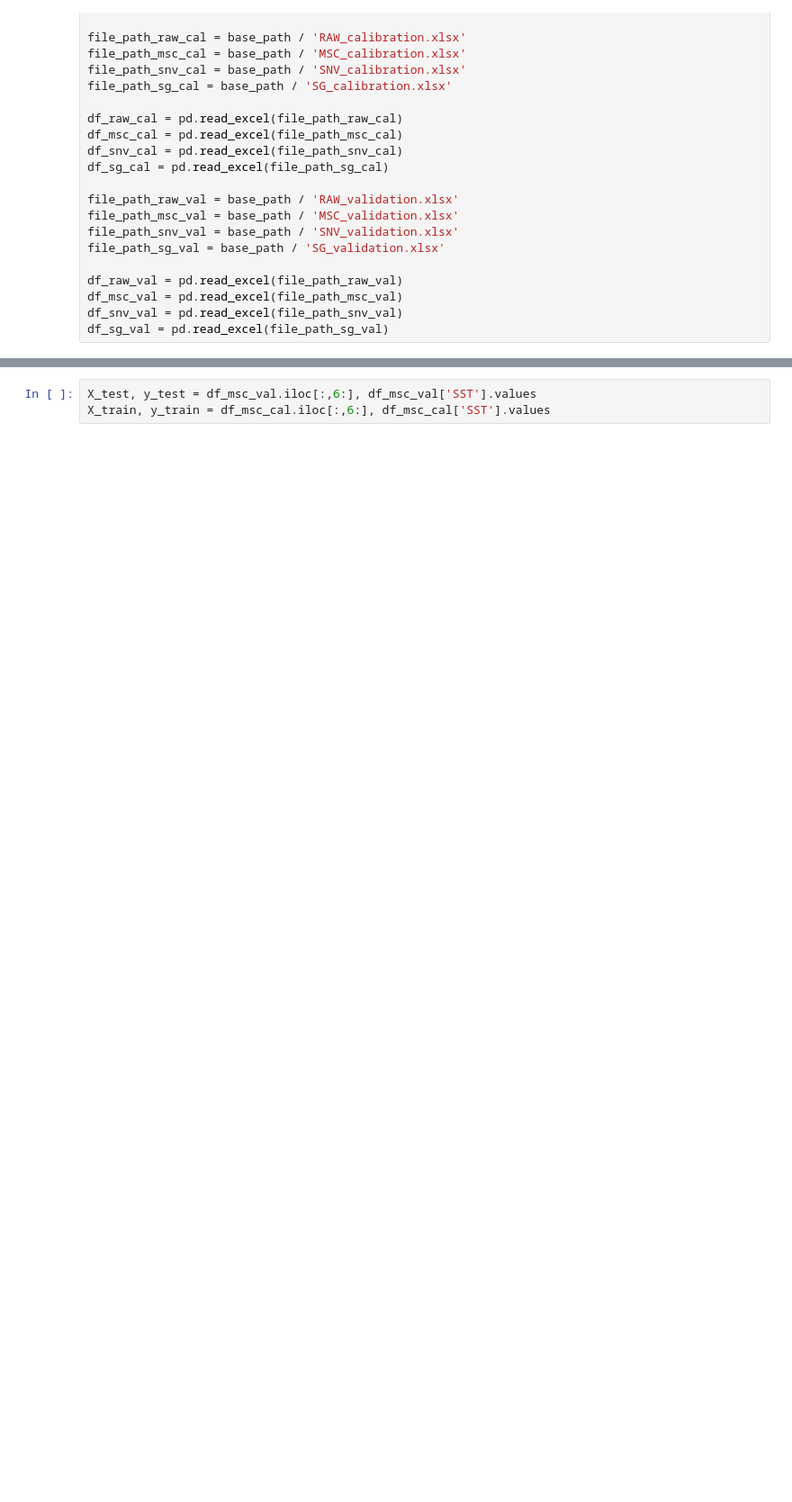
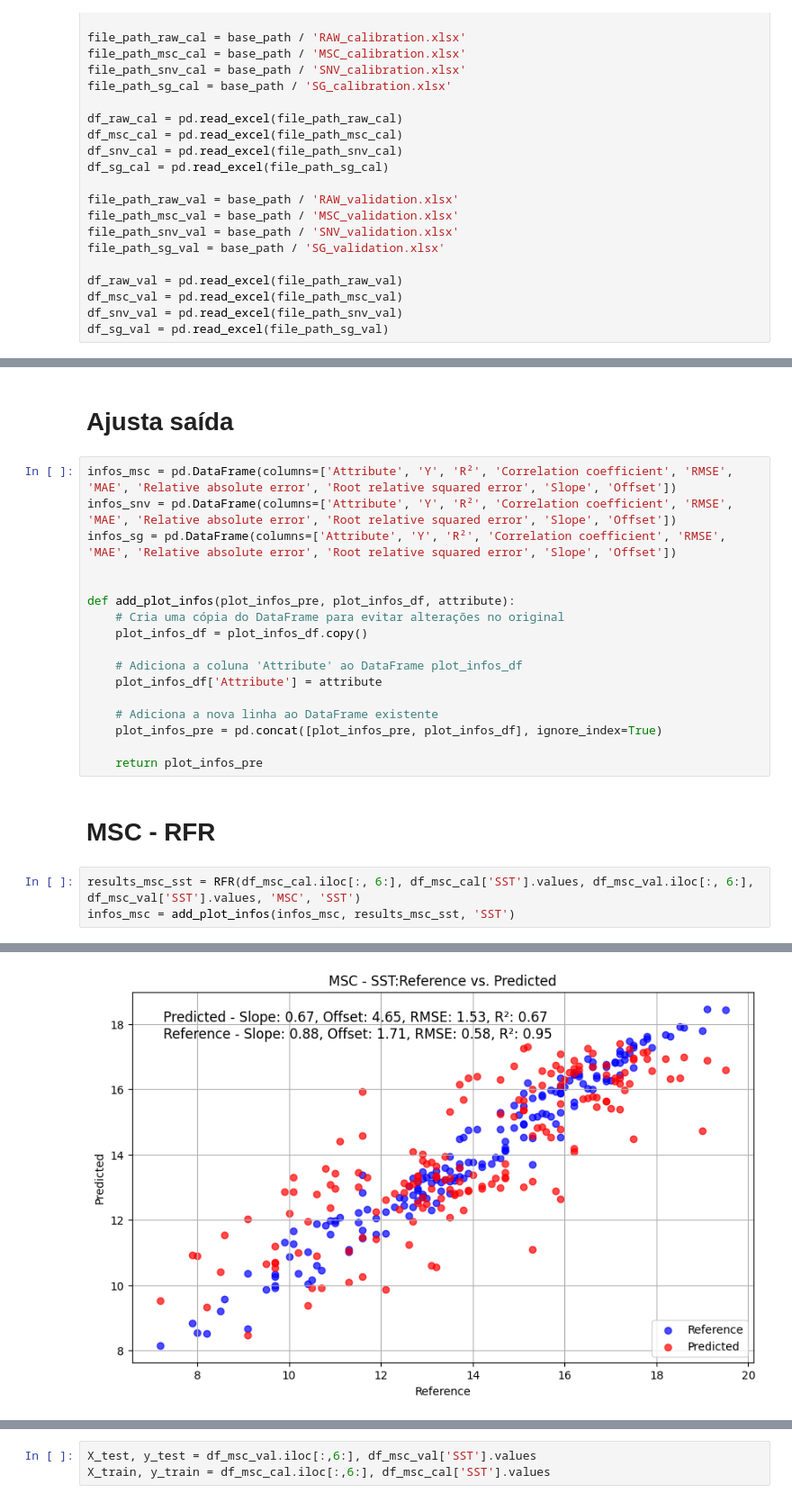
Before and after one commit to xndrxssx/cotton_candy_spectral_analysis, a Jupyter notebook: Random Forest Regressor/RFR.ipynb, the cells around one changed output, grey strips where cells are left out. Shown at 90% size. Saved outputs shown, nothing was run; the diff lists cells and outputs as text; blank space fills up the shorter version.

Commit message:
Ajusta a saída dos resultados na estrutura dos demais modelos

```diff
--- a/Random Forest Regressor/RFR.ipynb
+++ b/Random Forest Regressor/RFR.ipynb
@@ -42,0 +187,25 @@ df_sg_val = pd.read_excel(file_path_sg_val)
+# %% [markdown]
+# Ajusta saída
+# %%
+infos_msc = pd.DataFrame(columns=['Attribute', 'Y', 'R²', 'Correlation coefficient', 'RMSE', 'MAE', 'Relative absolute error', 'Root relative squared error', 'Slope', 'Offset'])
+infos_snv = pd.DataFrame(columns=['Attribute', 'Y', 'R²', 'Correlation coefficient', 'RMSE', 'MAE', 'Relative absolute error', 'Root relative squared error', 'Slope', 'Offset'])
+infos_sg = pd.DataFrame(columns=['Attribute', 'Y', 'R²', 'Correlation coefficient', 'RMSE', 'MAE', 'Relative absolute error', 'Root relative squared error', 'Slope', 'Offset'])
+
+
+def add_plot_infos(plot_infos_pre, plot_infos_df, attribute):
+    # Cria uma cópia do DataFrame para evitar alterações no original
+    plot_infos_df = plot_infos_df.copy()
+
+    # Adiciona a coluna 'Attribute' ao DataFrame plot_infos_df
+    plot_infos_df['Attribute'] = attribute
+
+    # Adiciona a nova linha ao DataFrame existente
+    plot_infos_pre = pd.concat([plot_infos_pre, plot_infos_df], ignore_index=True)
+
+    return plot_infos_pre
+# %% [markdown]
+# MSC - RFR
+# %%
+results_msc_sst = RFR(df_msc_cal.iloc[:, 6:], df_msc_cal['SST'].values, df_msc_val.iloc[:, 6:], df_msc_val['SST'].values, 'MSC', 'SST')
+infos_msc = add_plot_infos(infos_msc, results_msc_sst, 'SST')
+# %% [output]
@@ -42,0 +229 @@ df_sg_val = pd.read_excel(file_path_sg_val)
+[figure, added]
```
Also changed, not shown: parts of 47 cells of this notebook.
